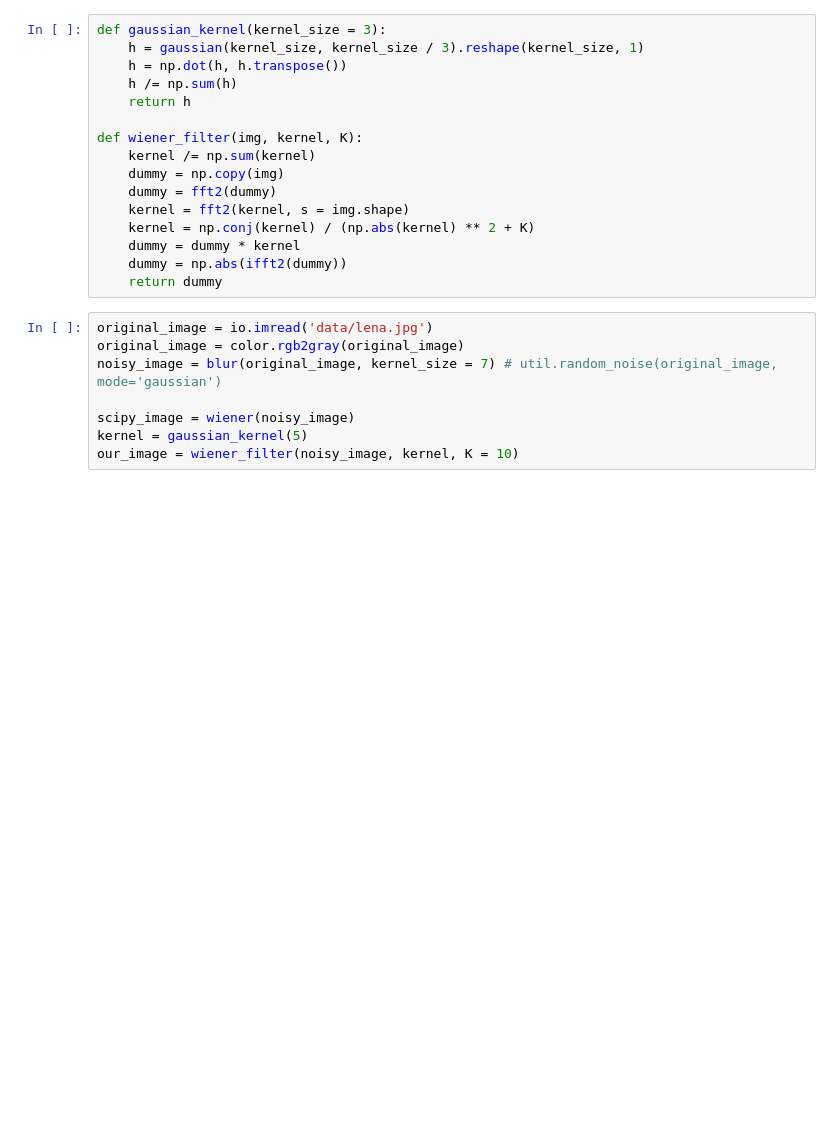
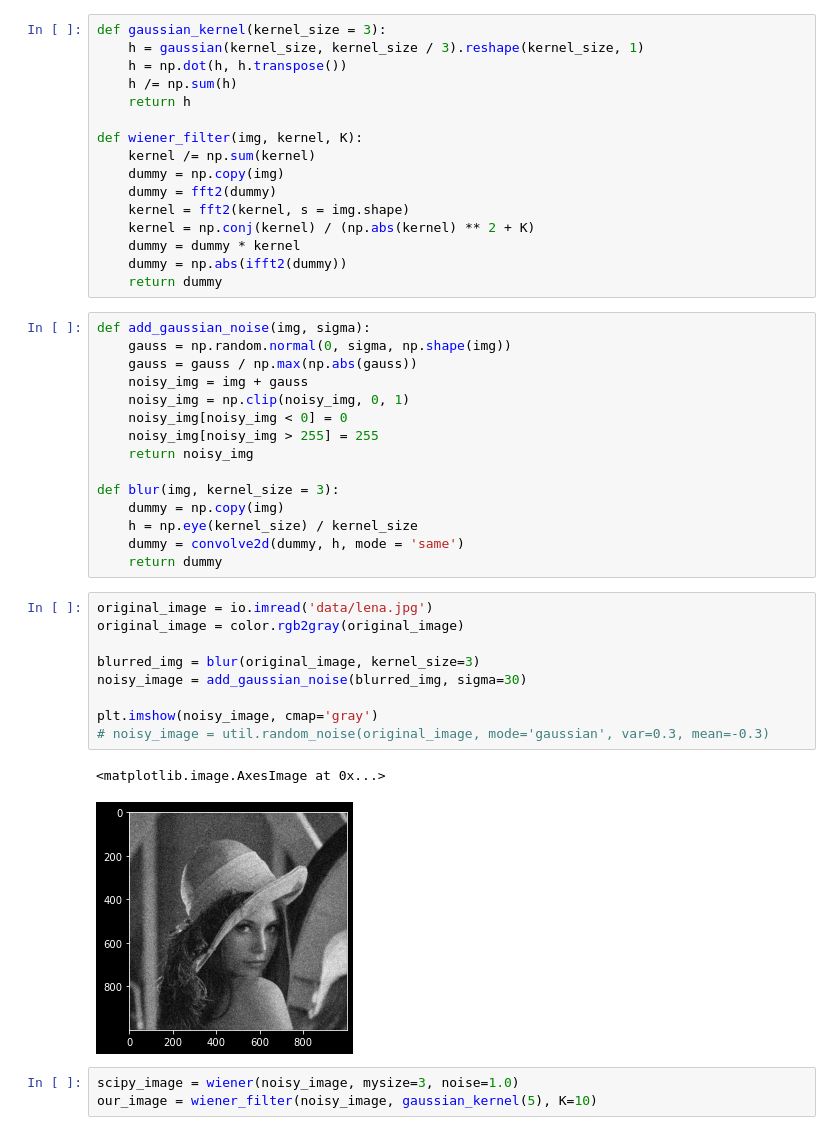
Before and after one commit to SteveAndMore/Wiener-Filter, a Jupyter notebook: Wiener-filter.ipynb, the cells around one changed output. Drawn from its saved outputs; the diff is of its cells as text; blank space fills up the shorter version.

```diff
--- a/Wiener-filter.ipynb
+++ b/Wiener-filter.ipynb
@@ -29,12 +98,34 @@ def wiener_filter(img, kernel, K):
     dummy = dummy * kernel
     dummy = np.abs(ifft2(dummy))
     return dummy
+# %%
+def add_gaussian_noise(img, sigma):
+    gauss = np.random.normal(0, sigma, np.shape(img))
+    gauss = gauss / np.max(np.abs(gauss))
+    noisy_img = img + gauss
+    noisy_img = np.clip(noisy_img, 0, 1)
+    noisy_img[noisy_img < 0] = 0
+    noisy_img[noisy_img > 255] = 255
+    return noisy_img
+
+def blur(img, kernel_size = 3):
+    dummy = np.copy(img)
+    h = np.eye(kernel_size) / kernel_size
+    dummy = convolve2d(dummy, h, mode = 'same')
+    return dummy
 # %%
 original_image = io.imread('data/lena.jpg')
 original_image = color.rgb2gray(original_image)
-noisy_image = blur(original_image, kernel_size = 7) # util.random_noise(original_image, mode='gaussian')
 
-scipy_image = wiener(noisy_image)
-kernel = gaussian_kernel(5)
-our_image = wiener_filter(noisy_image, kernel, K = 10)
+blurred_img = blur(original_image, kernel_size=3)
+noisy_image = add_gaussian_noise(blurred_img, sigma=30)
+
+plt.imshow(noisy_image, cmap='gray')
+# noisy_image = util.random_noise(original_image, mode='gaussian', var=0.3, mean=-0.3)
+# %% [output]
+<matplotlib.image.AxesImage at 0x...>
+[figure, added]
+# %%
+scipy_image = wiener(noisy_image, mysize=3, noise=1.0)
+our_image = wiener_filter(noisy_image, gaussian_kernel(5), K=10)
 # %%
```
Also changed, not shown: parts of 5 cells of this notebook, 1 other file.
